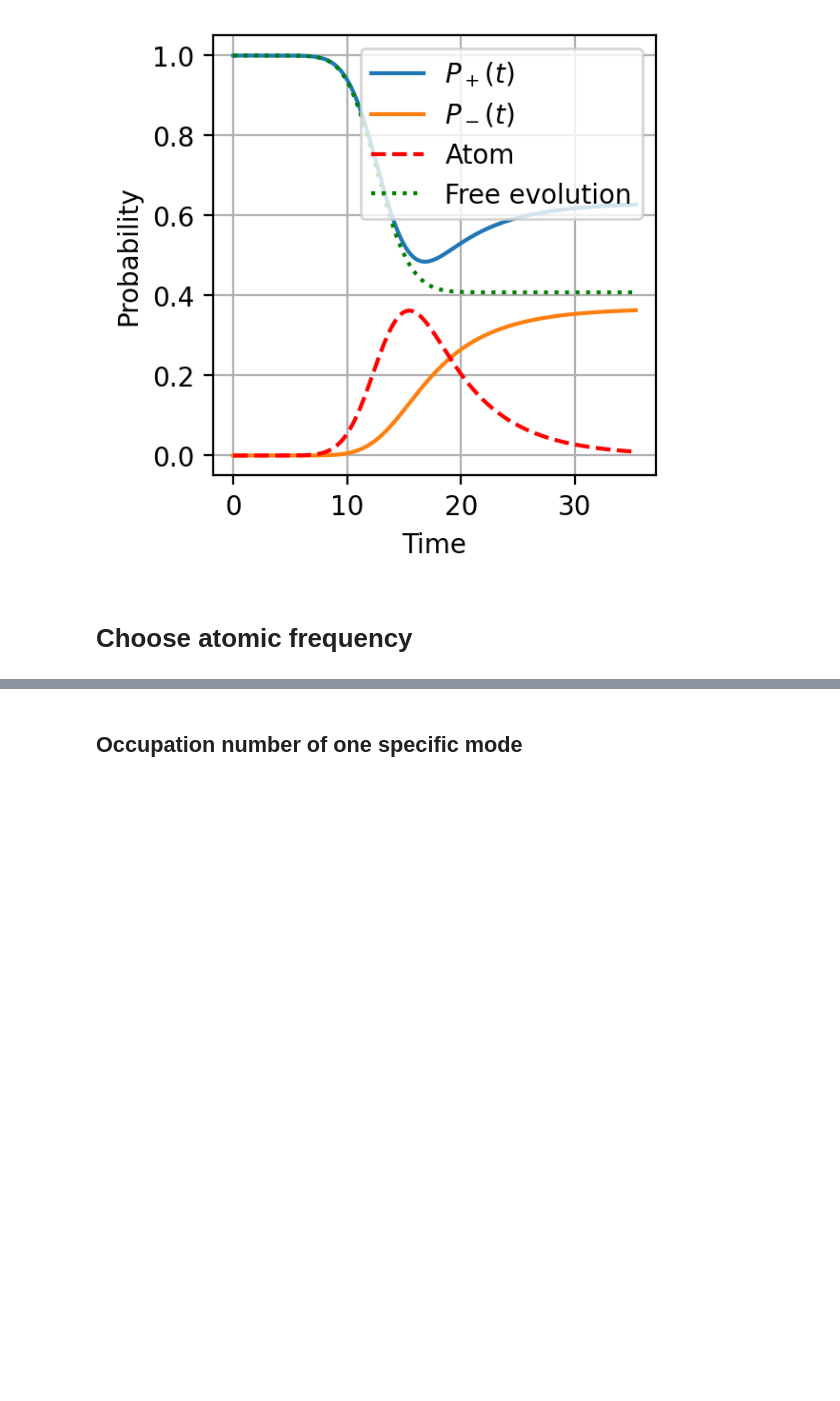
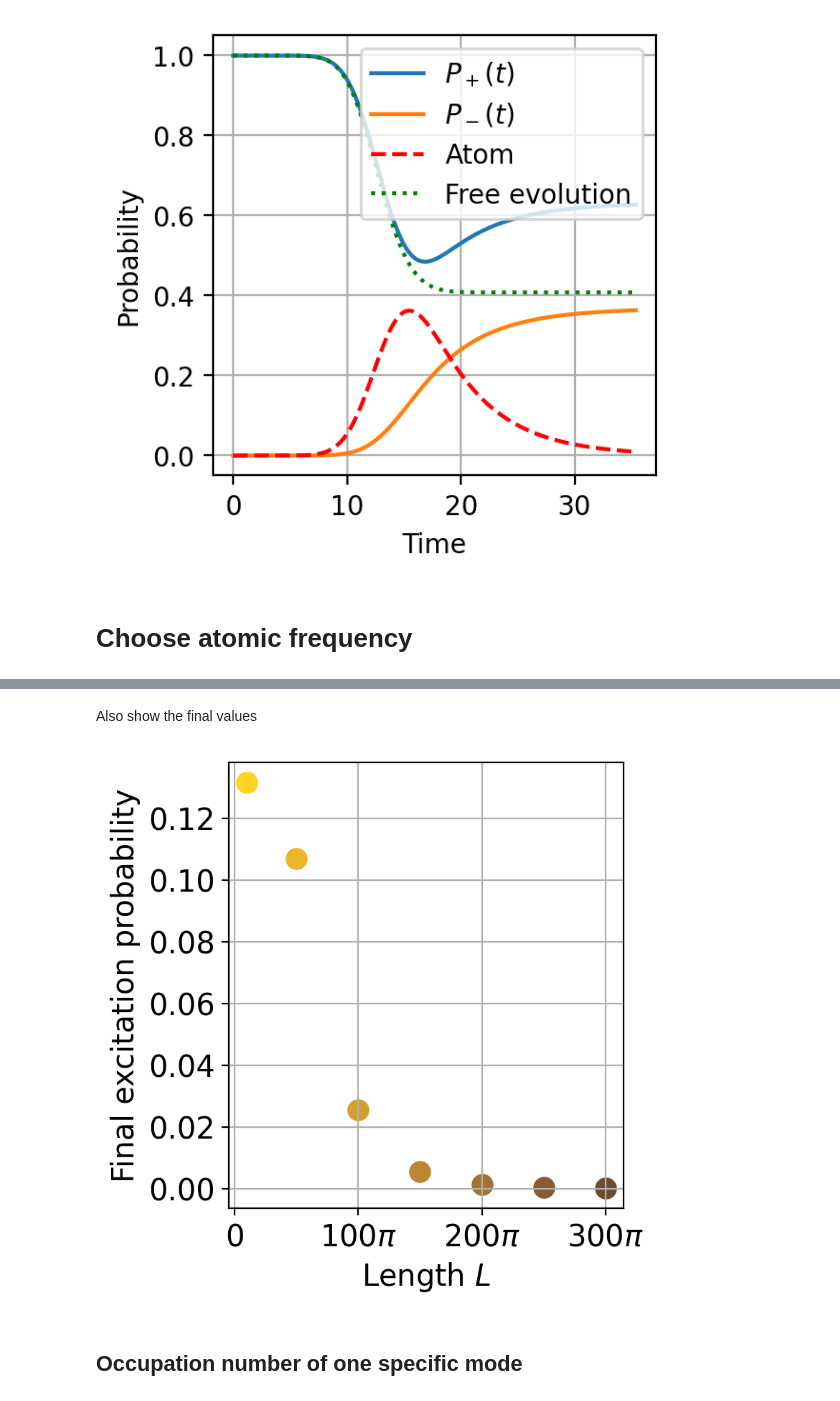
Before and after one commit to rpiron/nii_internship, a Jupyter notebook: single_photon_scattering/simu_mirror.ipynb, the cells around one changed output, grey strips where cells are left out. Saved outputs shown, nothing was run; the diff lists cells and outputs as text; code cells hidden in the pictures; blank space fills up the shorter version.

```diff
--- a/single_photon_scattering/simu_mirror.ipynb
+++ b/single_photon_scattering/simu_mirror.ipynb
@@ -363,3 +412,38 @@ plt.show()
+# %% [markdown]
+Also show the final values
+# %%
+nb_pts_eff = 7
+colors_tab = ["#6d4b2d","#885e30","#a37231","#bc8730","#d49f2e","#eab729","#ffd122"]
+L_tab = np.array([10, 50, 100, 150, 200, 250, 300]) * pi
+
+fig, ax = plt.subplots(1,1, figsize=(4,4), dpi=resol)
+for x in range(nb_pts_eff):
+    #recover the data in the csv files
+    N_A_t_to_load = pd.read_csv(f'./result_choice_L/N_A_t_L_{x}.csv')
+    N_a_t_final = N_A_t_to_load['0'].values[-1]
+    ax.scatter([L_tab[x]], [N_a_t_final], color=colors_tab[7-1-x], s=100)
+
+#ax.set_ylim(0, 1)
+ax.set_xticks(np.array([0, 100*pi, 200*pi, 300*pi]))
+ax.set_xticklabels([r'$0$', r'$100\pi$', r'$200\pi$', r'$300\pi$'])
+
+ax.set_xlabel('Length $L$')
+ax.set_ylabel('Final excitation probability')
+ax.grid()
+
+
+#font size
+for item in [ax.xaxis.label, ax.yaxis.label]:
+    item.set_fontsize(15)
+
+for item in (ax.get_xticklabels() + ax.get_yticklabels()):
+    item.set_fontsize(15)
+
+fig.tight_layout()
+plt.savefig('atom_final_vs_L.pdf', bbox_inches='tight')
+plt.show()
+# %% [output]
+[figure, added]
 # %% [markdown]
 <h2> Occupation number of one specific mode </h2>
 # %%
```
Also changed, not shown: parts of 7 cells of this notebook, 19 other files.
